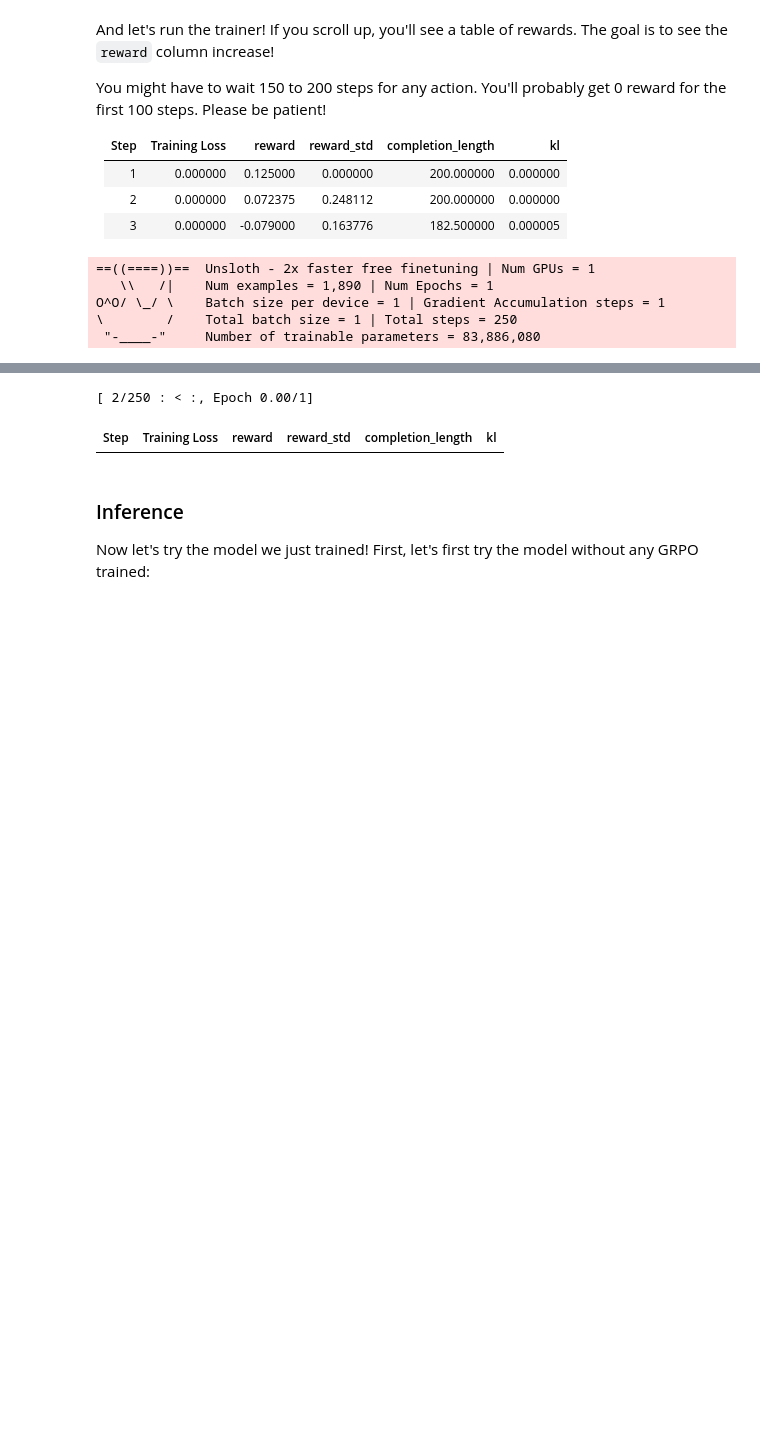
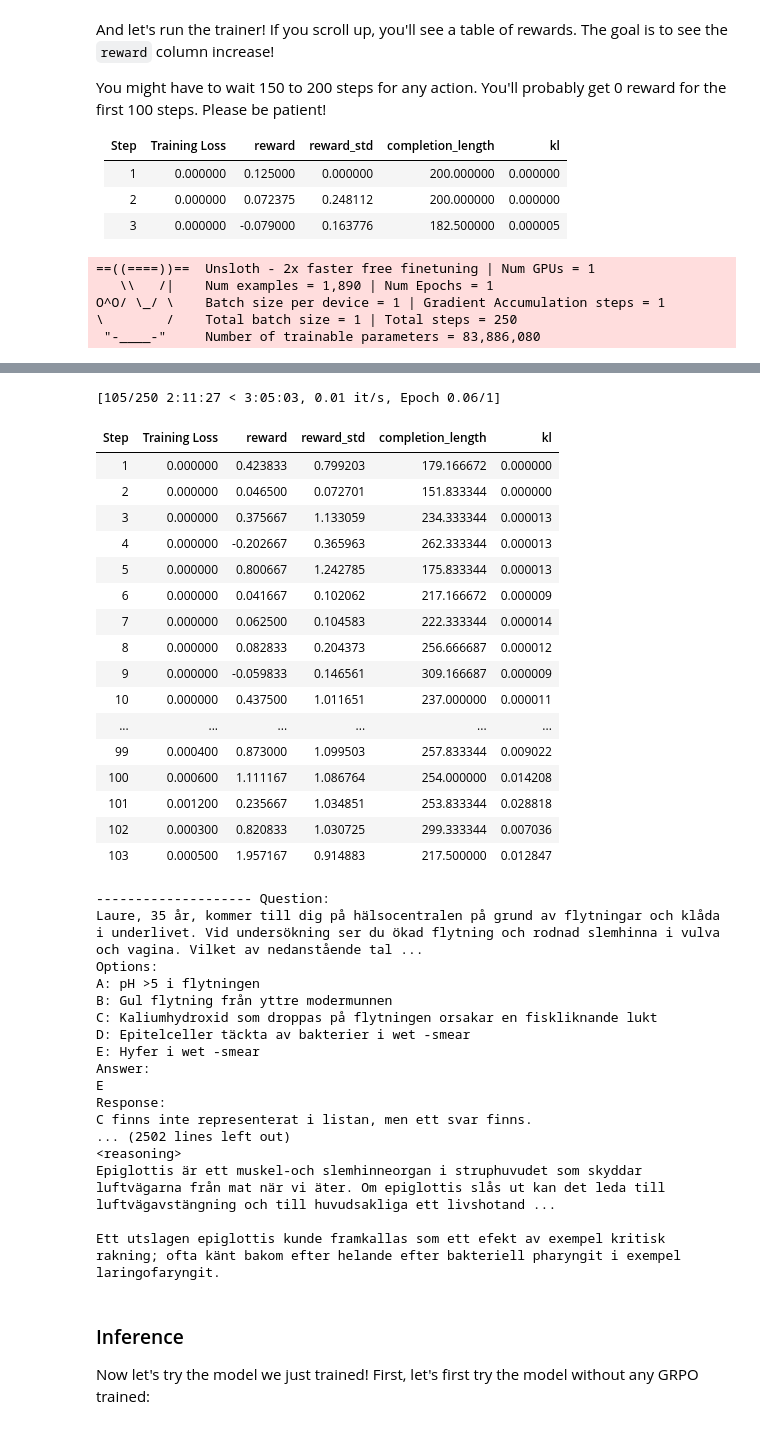
Before and after one commit to nicher92/aics, a Jupyter notebook: nb/Llama3.1_(8B)-GRPO.ipynb, the cells around one changed output, grey strips where cells are left out. Saved outputs shown, nothing was run; the diff lists cells and outputs as text; code cells hidden in the pictures; blank space fills up the shorter version.

```diff
--- a/nb/Llama3.1_(8B)-GRPO.ipynb
+++ b/nb/Llama3.1_(8B)-GRPO.ipynb
@@ -105,14 +105,18 @@ Unsloth 2025.2.4 patched 32 layers with 32 QKV layers, 32 O layers and 32 MLP la
 import re
 from datasets import load_dataset, Dataset
 
+prefix_prompt = "Respond in the following format"
+reasoning_tags = "reasoning"
+answer_tags = "answer"
+
 # Load and prep dataset
-SYSTEM_PROMPT = """
+SYSTEM_PROMPT = f"""
 Respond in the following format:
 <reasoning>
 ...
 </reasoning>
 <answer>
-...
+One of the options, A,B,C,D or E
 </answer>
 """
 
@@ -312,7 +316,7 @@ training_args = GRPOConfig(
     gradient_accumulation_steps = 1, # Increase to 4 for smoother training
     num_generations = 6, # Decrease if out of memory
     max_prompt_length = 512,
-    max_completion_length = 512,
+    max_completion_length = 1024,
     # num_train_epochs = 1, # Set to 1 for a full training run
     max_steps = 250,
     save_steps = 250,
@@ -340,12 +344,8 @@ trainer = GRPOTrainer(
         xmlcount_reward_func,
         soft_format_reward_func,
         strict_format_reward_func,
-        str_reward_func,
-        one_letter_reward_func,
         letter_options_reward_func,
         correctness_reward_func,
-        short_answer_reward_func,
-        shorter_answer_reward_func
     ],
     args = training_args,
     train_dataset = data,
@@ -377,5 +379,38 @@ Det finns också inget samband mellan sjukdomen och kön. Konkordansen oavsett k
-[ 2/250 : < :, Epoch 0.00/1]
+[105/250 2:11:27 < 3:05:03, 0.01 it/s, Epoch 0.06/1]
 | Step | Training Loss | reward | reward_std | completion_length | kl |
+| 1 | 0.000000 | 0.423833 | 0.799203 | 179.166672 | 0.000000 |
+| 2 | 0.000000 | 0.046500 | 0.072701 | 151.833344 | 0.000000 |
+| 3 | 0.000000 | 0.375667 | 1.133059 | 234.333344 | 0.000013 |
+| 4 | 0.000000 | -0.202667 | 0.365963 | 262.333344 | 0.000013 |
+| 5 | 0.000000 | 0.800667 | 1.242785 | 175.833344 | 0.000013 |
+| 6 | 0.000000 | 0.041667 | 0.102062 | 217.166672 | 0.000009 |
+| 7 | 0.000000 | 0.062500 | 0.104583 | 222.333344 | 0.000014 |
+| 8 | 0.000000 | 0.082833 | 0.204373 | 256.666687 | 0.000012 |
+| 9 | 0.000000 | -0.059833 | 0.146561 | 309.166687 | 0.000009 |
+| 10 | 0.000000 | 0.437500 | 1.011651 | 237.000000 | 0.000011 |
+| ... | ... | ... | ... | ... | ... |
+| 99 | 0.000400 | 0.873000 | 1.099503 | 257.833344 | 0.009022 |
+| 100 | 0.000600 | 1.111167 | 1.086764 | 254.000000 | 0.014208 |
+| 101 | 0.001200 | 0.235667 | 1.034851 | 253.833344 | 0.028818 |
+| 102 | 0.000300 | 0.820833 | 1.030725 | 299.333344 | 0.007036 |
+| 103 | 0.000500 | 1.957167 | 0.914883 | 217.500000 | 0.012847 |
+-------------------- Question:
+Laure, 35 år, kommer till dig på hälsocentralen på grund av flytningar och klåda i underlivet. Vid undersökning ser du ökad flytning och rodnad slemhinna i vulva och vagina. Vilket av nedanstående tal ...
+Options:
+A: pH >5 i flytningen
+B: Gul flytning från yttre modermunnen
+C: Kaliumhydroxid som droppas på flytningen orsakar en fiskliknande lukt
+D: Epitelceller täckta av bakterier i wet -smear
+E: Hyfer i wet -smear
+Answer:
+E
+Response:
+C finns inte representerat i listan, men ett svar finns.
+... (2502 lines left out)
+<reasoning>
+Epiglottis är ett muskel-och slemhinneorgan i struphuvudet som skyddar luftvägarna från mat när vi äter. Om epiglottis slås ut kan det leda till luftvägavstängning och till huvudsakliga ett livshotand ...
+
+Ett utslagen epiglottis kunde framkallas som ett efekt av exempel kritisk rakning; ofta känt bakom efter helande efter bakteriell pharyngit i exempel laringofaryngit.
 # %% [markdown]
 <a name="Inference"></a>
 ### Inference
```
Also changed, not shown: parts of 7 cells of this notebook.
